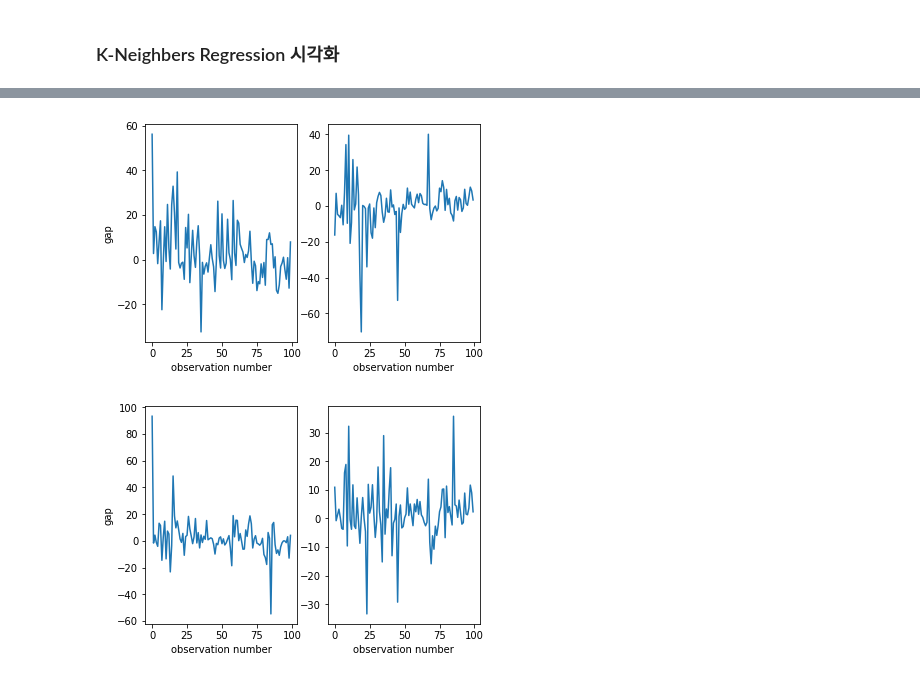
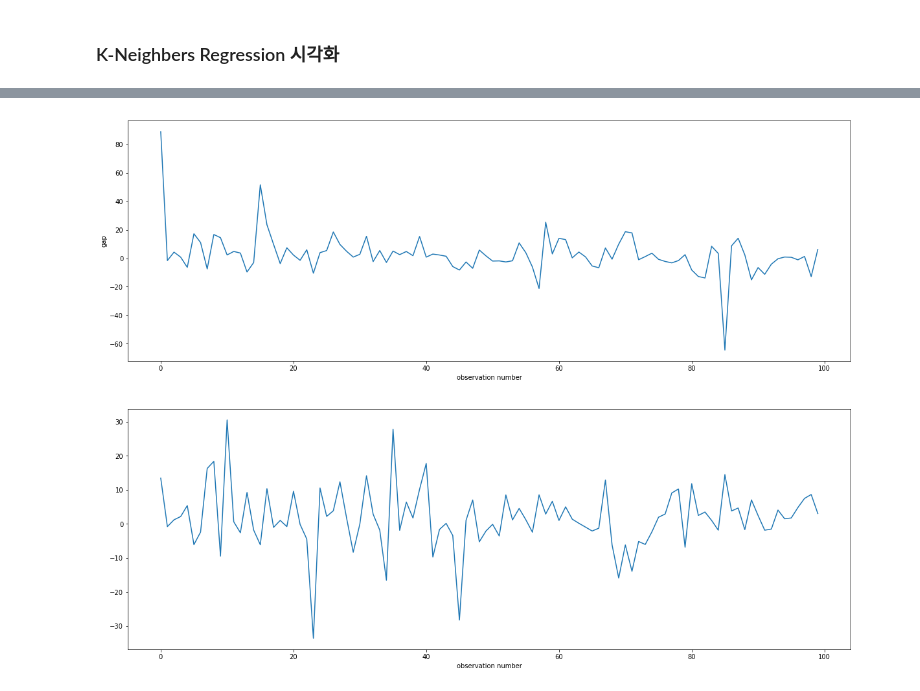
Before and after one commit to JeehunPark/DS, a Jupyter notebook: Python/Wifi/Wifi_locale.ipynb, the cells around one changed output, grey strips where cells are left out. Cells and saved outputs as stored; diff of their text form; code cells hidden in the pictures.

```diff
--- a/Python/Wifi/Wifi_locale.ipynb
+++ b/Python/Wifi/Wifi_locale.ipynb
@@ -230,23 +273,13 @@ gap.head()
 # %%
-plt.subplot(1, 2, 1)
+plt.figure(figsize=(20, 15))
+plt.subplot(2, 1, 1)
 plt.plot(gap.iloc[:,0][:100])
 plt.xlabel("observation number")
 plt.ylabel("gap")
-plt.subplot(1, 2, 2)
+plt.subplot(2, 1, 2)
 plt.plot(gap.iloc[:,1][:100])
 plt.xlabel("observation number")
 plt.show()
 # %% [output]
-[figure, old version]
+[figure, new version]
-# %%
-plt.subplot(1, 2, 1)
-plt.plot(gap.iloc[:,0][:100])
-plt.xlabel("observation number")
-plt.ylabel("gap")
-plt.subplot(1, 2, 2)
-plt.plot(gap.iloc[:,1][:100])
-plt.xlabel("observation number")
-plt.show()
-# %% [output]
-[figure, removed]
 # %%
```
Also changed, not shown: parts of 13 cells of this notebook.
